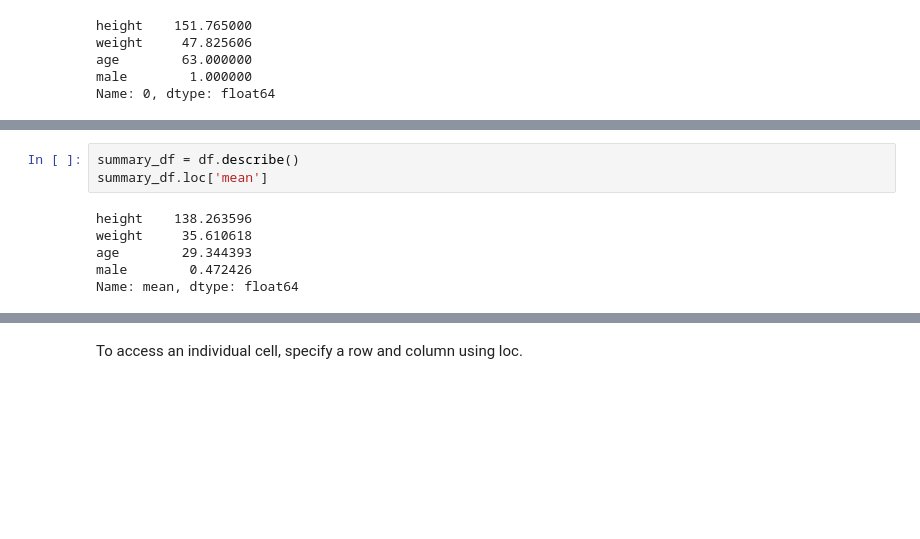
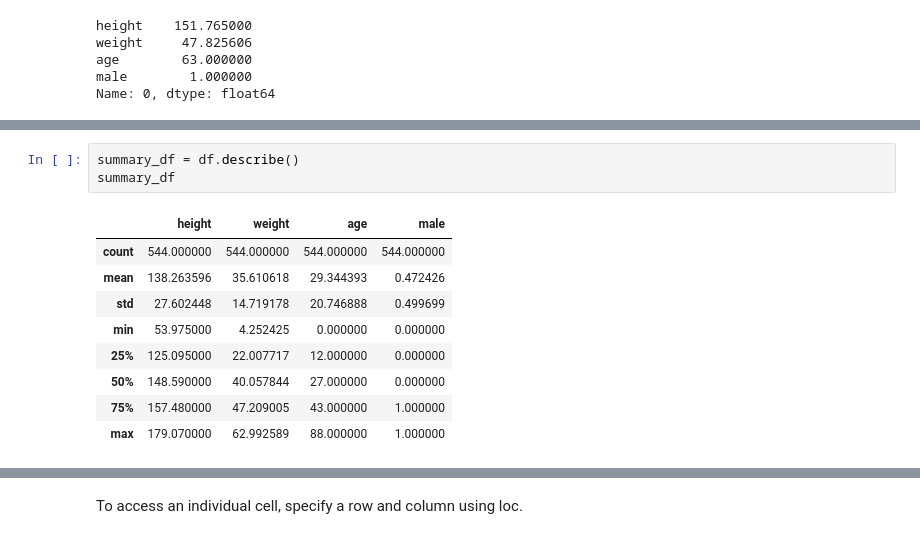
Before and after one commit to ciyer/pandas-intro, a Jupyter notebook: lessons/pandas-for-python-users.ipynb, the cells around one changed output, grey strips where cells are left out. Cells and saved outputs as stored; diff of their text form; blank space fills up the shorter version.

```diff
--- a/lessons/pandas-for-python-users.ipynb
+++ b/lessons/pandas-for-python-users.ipynb
@@ -225,9 +235,13 @@ Rows are accessed using the method loc or iloc. The method 'loc' takes the index
 # %%
 summary_df = df.describe()
-summary_df.loc['mean']
+summary_df
 # %% [output]
-height    138.263596
-weight     35.610618
-age        29.344393
-male        0.472426
-Name: mean, dtype: float64
+|  | height | weight | age | male |
+| count | 544.000000 | 544.000000 | 544.000000 | 544.000000 |
+| mean | 138.263596 | 35.610618 | 29.344393 | 0.472426 |
+| std | 27.602448 | 14.719178 | 20.746888 | 0.499699 |
+| min | 53.975000 | 4.252425 | 0.000000 | 0.000000 |
+| 25% | 125.095000 | 22.007717 | 12.000000 | 0.000000 |
+| 50% | 148.590000 | 40.057844 | 27.000000 | 0.000000 |
+| 75% | 157.480000 | 47.209005 | 43.000000 | 1.000000 |
+| max | 179.070000 | 62.992589 | 88.000000 | 1.000000 |
```
Also changed, not shown: parts of 17 cells of this notebook.
